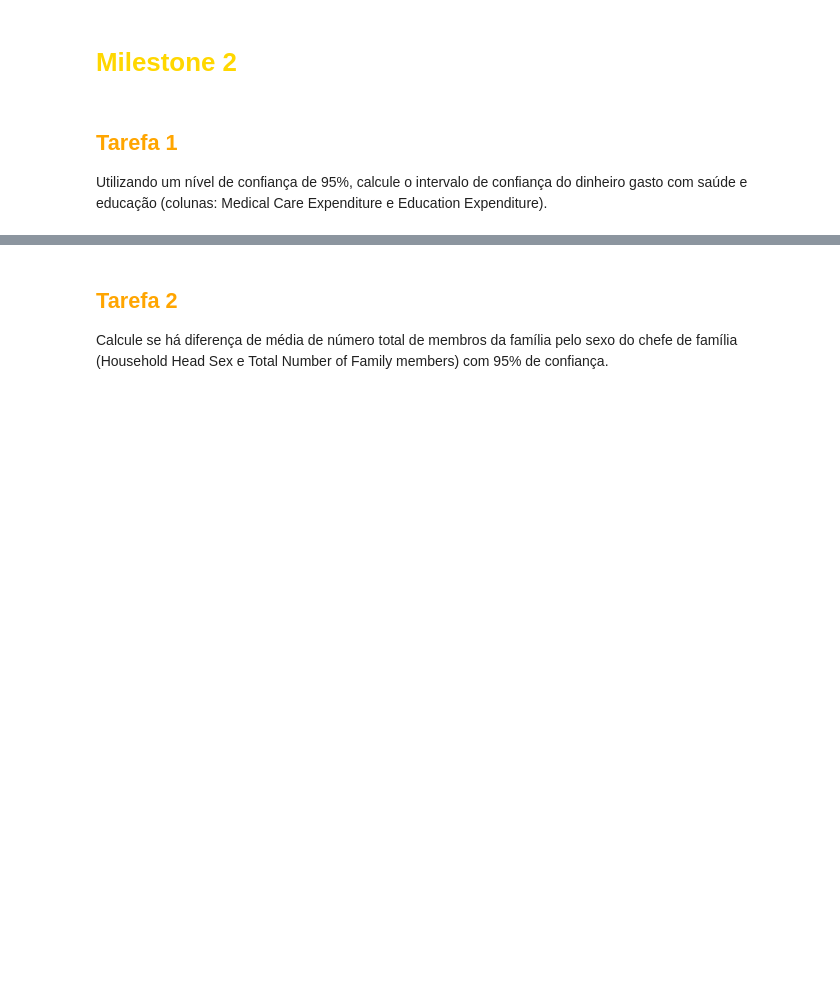
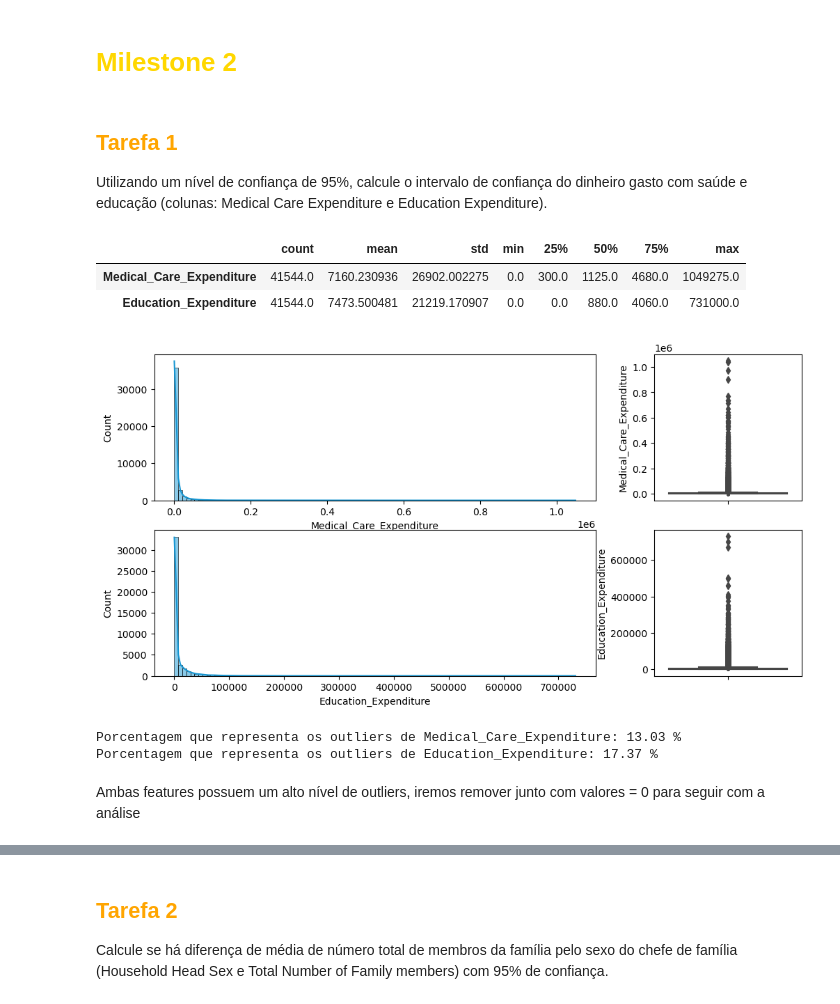
Before and after one commit to baiochi/LetsCode, a Jupyter notebook: Moldulo 4 - Estatística/Projeto_Estatistica.ipynb, the cells around one changed output, grey strips where cells are left out. Cells and saved outputs as stored; diff of their text form; code cells hidden in the pictures; blank space fills up the shorter version.

```diff
--- a/Moldulo 4 - Estatística/Projeto_Estatistica.ipynb
+++ b/Moldulo 4 - Estatística/Projeto_Estatistica.ipynb
@@ -245,3 +261,34 @@ plt.title('Sample Descriptive Analysis (no outliers)', fontsize=18, pad=20, loc=
 # %% [markdown]
 ## <font color='orange'>Tarefa 1</font>
 Utilizando um nível de confiança de 95%, calcule o intervalo de confiança do dinheiro gasto com saúde e educação (colunas: Medical Care Expenditure e Education Expenditure).
+# %%
+df[['Medical_Care_Expenditure','Education_Expenditure']].describe().T
+# %% [output]
+|  | count | mean | std | min | 25% | 50% | 75% | max |
+| Medical_Care_Expenditure | 41544.0 | 7160.230936 | 26902.002275 | 0.0 | 300.0 | 1125.0 | 4680.0 | 1049275.0 |
+| Education_Expenditure | 41544.0 | 7473.500481 | 21219.170907 | 0.0 | 0.0 | 880.0 | 4060.0 | 731000.0 |
+# %%
+fig, axes = plt.subplots(2,2, figsize=(12,6), gridspec_kw={'width_ratios': [3, 1]})
+
+sns.histplot(df.Medical_Care_Expenditure, bins=100, kde=True, ax=axes[0,0])
+sns.histplot(df.Education_Expenditure, bins=100, kde=True, ax=axes[1,0])
+sns.boxplot(y=df.Medical_Care_Expenditure, ax=axes[0,1])
+sns.boxplot(y=df.Education_Expenditure, ax=axes[1,1]);
+# %% [output]
+[figure, added]
+# %%
+bp = plt.boxplot(df['Medical_Care_Expenditure'])
+mce_outliers = [item.get_ydata() for item in bp["fliers"]][0]
+bp = plt.boxplot(df['Education_Expenditure'])
+ee_outliers = [item.get_ydata() for item in bp["fliers"]][0]
+plt.close()
+
+print(f'Porcentagem que representa os outliers de Medical_Care_Expenditure:\
+ {round(mce_outliers.size / df.Medical_Care_Expenditure.shape[0] * 100, 2)} %')
+print(f'Porcentagem que representa os outliers de Education_Expenditure:\
+ {round(ee_outliers.size / df.Education_Expenditure.shape[0] * 100, 2)} %')
+# %% [output]
+Porcentagem que representa os outliers de Medical_Care_Expenditure: 13.03 %
+Porcentagem que representa os outliers de Education_Expenditure: 17.37 %
+# %% [markdown]
+Ambas features possuem um alto nível de outliers, iremos remover junto com valores = 0 para seguir com a análise
```
Also changed, not shown: parts of 23 cells of this notebook.
